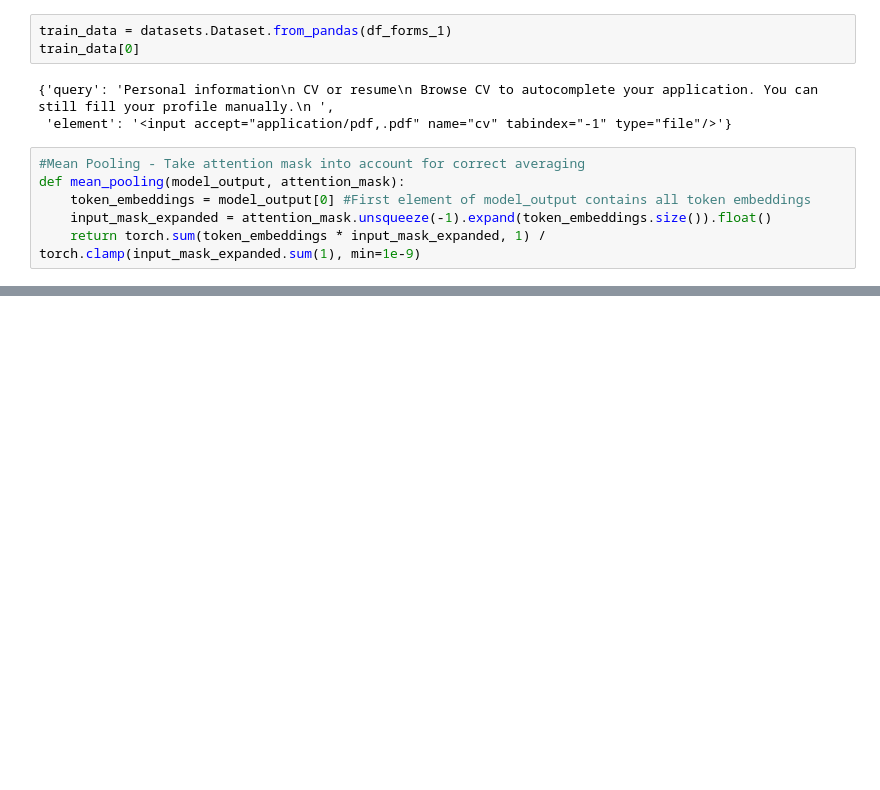
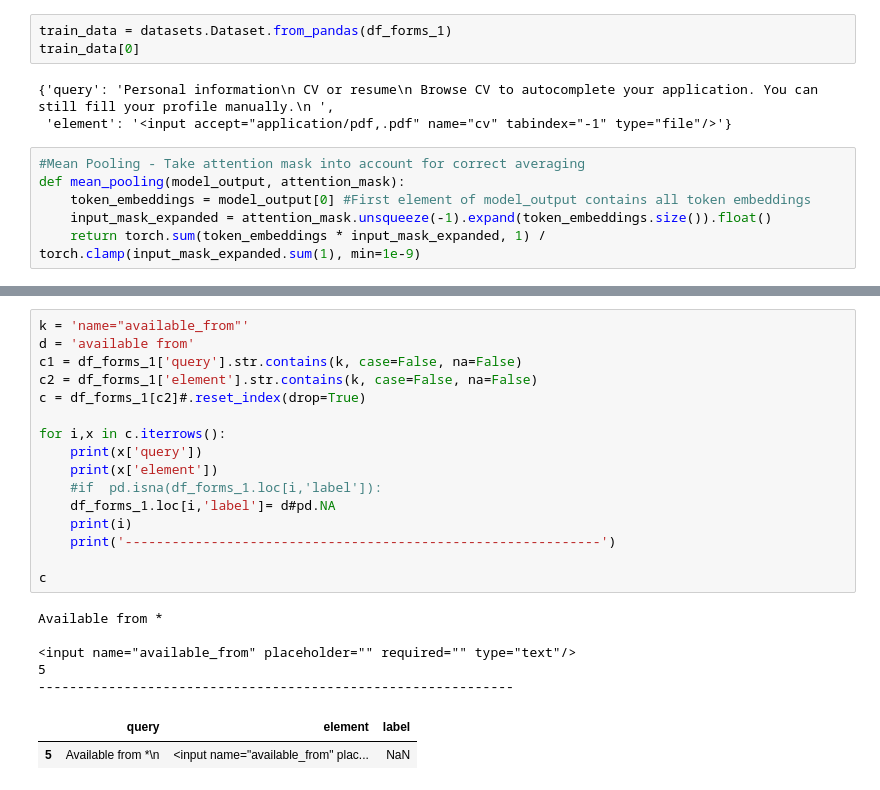
Before and after one commit to majidsh97/LLM, a Jupyter notebook: web_semantic.ipynb, the cells around one changed output, grey strips where cells are left out. Drawn from its saved outputs; the diff is of its cells as text; blank space fills up the shorter version.

```diff
--- a/web_semantic.ipynb
+++ b/web_semantic.ipynb
@@ -457,0 +549,24 @@ NameError: name 'person' is not defined
+# %%
+k = 'name="available_from"'
+d = 'available from'
+c1 = df_forms_1['query'].str.contains(k, case=False, na=False)
+c2 = df_forms_1['element'].str.contains(k, case=False, na=False)
+c = df_forms_1[c2]#.reset_index(drop=True)
+
+for i,x in c.iterrows():
+    print(x['query'])
+    print(x['element'])
+    #if  pd.isna(df_forms_1.loc[i,'label']):
+    df_forms_1.loc[i,'label']= d#pd.NA
+    print(i)
+    print('-------------------------------------------------------------')
+
+c
+# %% [output]
+Available from *
+
+<input name="available_from" placeholder="" required="" type="text"/>
+5
+-------------------------------------------------------------
+|  | query | element | label |
+| 5 | Available from *\n | <input name="available_from" plac... | NaN |
```
Also changed, not shown: parts of 10 cells of this notebook, 4 other files.
